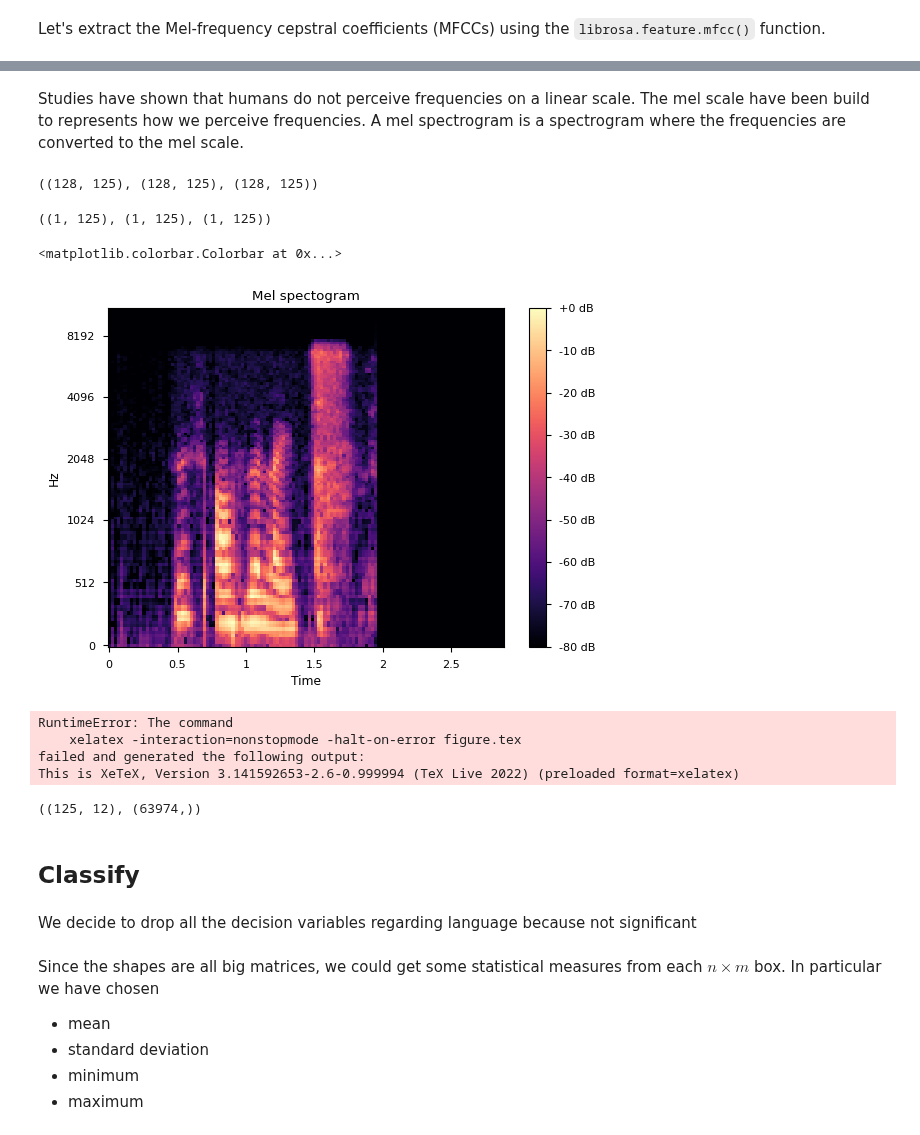
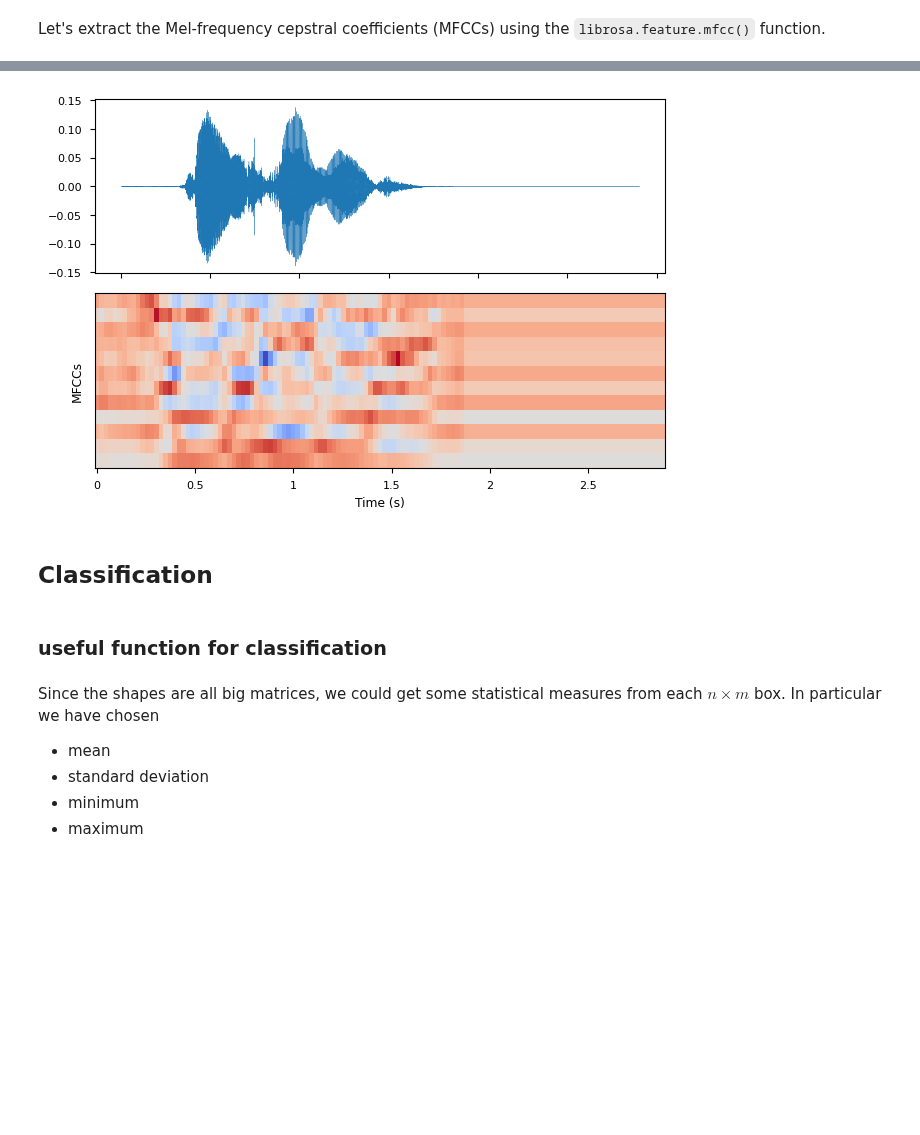
Before and after one commit to Ruglio/DSL-project, a Jupyter notebook: python/code.ipynb, the cells around one changed output, grey strips where cells are left out. Saved outputs shown, nothing was run; the diff lists cells and outputs as text; code cells hidden in the pictures; blank space fills up the shorter version.

```diff
--- a/python/code.ipynb
+++ b/python/code.ipynb
@@ -199,8 +169,8 @@ Let's extract the Mel-frequency cepstral coefficients (MFCCs) using the `librosa
 # %%
 from sklearn.preprocessing import StandardScaler
-n_mfcc = 12    # number of mfccs to extract, default is 20, another good value (to reduce dimension) is 12
-
-### define a function to extract the features using the parameters set above
-scaler = StandardScaler() ## to normalize mfcc
-mfccs = [librosa.feature.mfcc(y=data, sr = rate, n_mfcc = n_mfcc).T for data, rate in zip(df["data"], df["rate"])]
+# number of mfccs to extract
+n_mfcc = 12
+scaler = StandardScaler() #to normalize mfcc
+mfccs = [librosa.feature.mfcc(y=data, n_mfcc = n_mfcc).T for data in df["data"]]
 mfccs = [scaler.fit_transform(mfcc) for mfcc in mfccs]
+mfccs[0].shape
@@ -238,8 +178,0 @@ Same reasonment as before regarding the data shapes.
-# %% [markdown]
-Studies have shown that humans do not perceive frequencies on a linear scale. The mel scale have been build to represents how we perceive frequencies. A mel spectrogram is a spectrogram where the frequencies are converted to the mel scale.
-# %%
-mel_spects = [librosa.feature.melspectrogram(y=x, n_fft=512, fmin= 20) for x in df["data"]]
-mel_spects_db = [librosa.power_to_db(x, ref=np.max) for x in mel_spects]
-mel_spects_db[0].shape, mel_spects_db[1].shape, mel_spects_db[3].shape
-# %% [output]
-((128, 125), (128, 125), (128, 125))
@@ -250,39 +179,18 @@ mel_spects_db[0].shape, mel_spects_db[1].shape, mel_spects_db[3].shape
-# %%
-rms = [librosa.feature.rms(y=data) for data in df["data"]]
-rms[0].shape, rms[1].shape, rms[2].shape
-# %% [output]
-((1, 125), (1, 125), (1, 125))
-# %%
-fig, ax = plt.subplots()
-img = librosa.display.specshow(mel_spects_db[2], x_axis='time', y_axis='mel', ax=ax)
-ax.set(title="Mel spectogram")
-fig.colorbar(img, ax=ax, format="%+2.0f dB")
-# %% [output]
-<matplotlib.colorbar.Colorbar at 0x...>
-[figure, removed]
 # %%
-fig1, ax = plt.subplots(2, 1, figsize=(3, 3))
-librosa.display.waveshow(df["data"][0], ax=ax[0])
-librosa.display.specshow(mfccs[0], x_axis='time', ax=ax[1])
+fig1, ax = plt.subplots(2, 1)
+librosa.display.waveshow(df["data"][0], x_axis='s', ax=ax[0])
+ax[0].label_outer()
+librosa.display.specshow(mfccs[0].T, x_axis='s', ax=ax[1])
 ax[1].set_ylabel("MFCCs")
+plt.tight_layout()
 # plt.show()
-plt.savefig('../report/figures/m.png')
-# tikzplotlib.save("../report/figures/m.tex")
-# tikzplotlib.save("../report/figures/wave.tex", figure=fig1)
-# tikzplotlib.save("../report/figures/mfcc.tex", figure=fig2)
+plt.savefig('../report/figures/m.svg')
 # %% [output]
-RuntimeError: The command
-    xelatex -interaction=nonstopmode -halt-on-error figure.tex
-failed and generated the following output:
-This is XeTeX, Version 3.141592653-2.6-0.999994 (TeX Live 2022) (preloaded format=xelatex)
+[figure, added]
-# %%
-mfccs[0].shape, df["data"][0].shape
-# %% [output]
-((125, 12), (63974,))
 # %% [markdown]
-## Classify
+## Classification
-# %% [markdown]
-We decide to drop all the decision variables regarding language because not significant
+# %% [markdown]
+### useful function for classification
 # %% [markdown]
 Since the shapes are all big matrices, we could get some statistical measures from each $n \times m$ box. In particular we have chosen
 - mean
```
Also changed, not shown: parts of 78 cells of this notebook, 2 other files.
